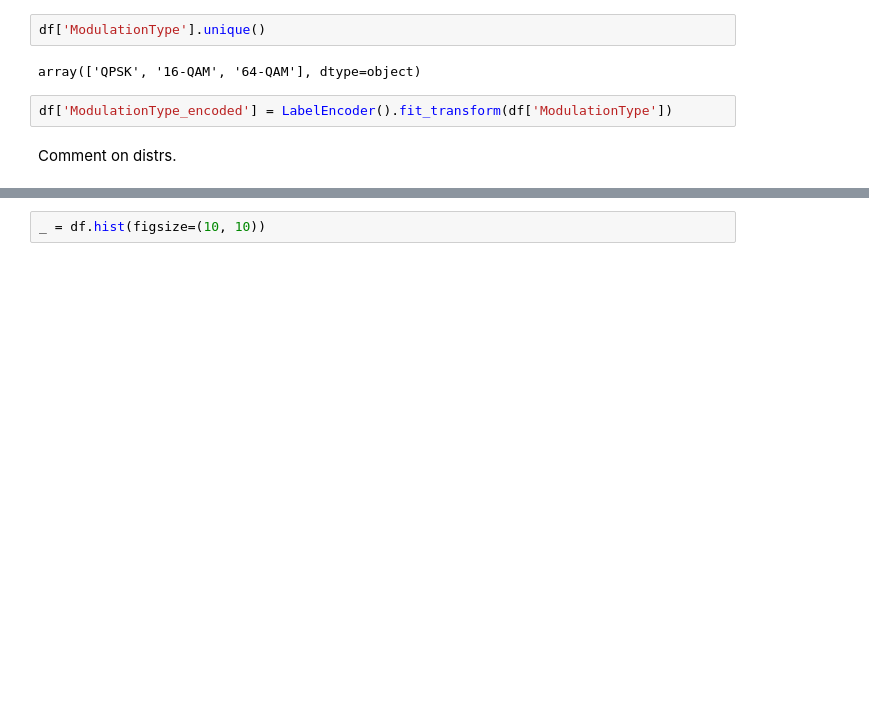
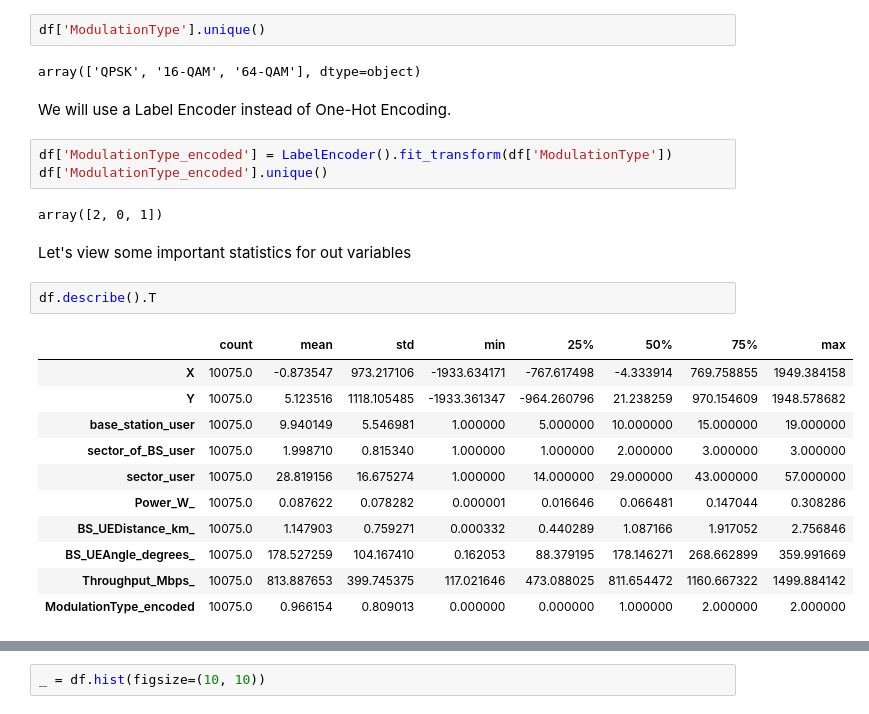
Before and after one commit to alexisfilippakopoulos/MIMO-5G-Network-Throughput-Prediction, a Jupyter notebook: sol.ipynb, the cells around one changed output, grey strips where cells are left out. Drawn from its saved outputs; the diff is of its cells as text; blank space fills up the shorter version.

Commit message:
Added comments on regression, cleaned notebook, WIP Classification

```diff
--- a/sol.ipynb
+++ b/sol.ipynb
@@ -62,7 +67,26 @@ We have a categorical variable *ModulationType* that we must encode later.
 df['ModulationType'].unique()
 # %% [output]
 array(['QPSK', '16-QAM', '64-QAM'], dtype=object)
+# %% [markdown]
+We will use a Label Encoder instead of One-Hot Encoding.
 # %%
 df['ModulationType_encoded'] = LabelEncoder().fit_transform(df['ModulationType'])
+df['ModulationType_encoded'].unique()
+# %% [output]
+array([2, 0, 1])
-# %% [markdown]
-Comment on distrs.
+# %% [markdown]
+Let's view some important statistics for out variables
+# %%
+df.describe().T
+# %% [output]
+|  | count | mean | std | min | 25% | 50% | 75% | max |
+| X | 10075.0 | -0.873547 | 973.217106 | -1933.634171 | -767.617498 | -4.333914 | 769.758855 | 1949.384158 |
+| Y | 10075.0 | 5.123516 | 1118.105485 | -1933.361347 | -964.260796 | 21.238259 | 970.154609 | 1948.578682 |
+| base_station_user | 10075.0 | 9.940149 | 5.546981 | 1.000000 | 5.000000 | 10.000000 | 15.000000 | 19.000000 |
+| sector_of_BS_user | 10075.0 | 1.998710 | 0.815340 | 1.000000 | 1.000000 | 2.000000 | 3.000000 | 3.000000 |
+| sector_user | 10075.0 | 28.819156 | 16.675274 | 1.000000 | 14.000000 | 29.000000 | 43.000000 | 57.000000 |
+| Power_W_ | 10075.0 | 0.087622 | 0.078282 | 0.000001 | 0.016646 | 0.066481 | 0.147044 | 0.308286 |
+| BS_UEDistance_km_ | 10075.0 | 1.147903 | 0.759271 | 0.000332 | 0.440289 | 1.087166 | 1.917052 | 2.756846 |
+| BS_UEAngle_degrees_ | 10075.0 | 178.527259 | 104.167410 | 0.162053 | 88.379195 | 178.146271 | 268.662899 | 359.991669 |
+| Throughput_Mbps_ | 10075.0 | 813.887653 | 399.745375 | 117.021646 | 473.088025 | 811.654472 | 1160.667322 | 1499.884142 |
+| ModulationType_encoded | 10075.0 | 0.966154 | 0.809013 | 0.000000 | 0.000000 | 1.000000 | 2.000000 | 2.000000 |
```
Also changed, not shown: parts of 38 cells of this notebook.
